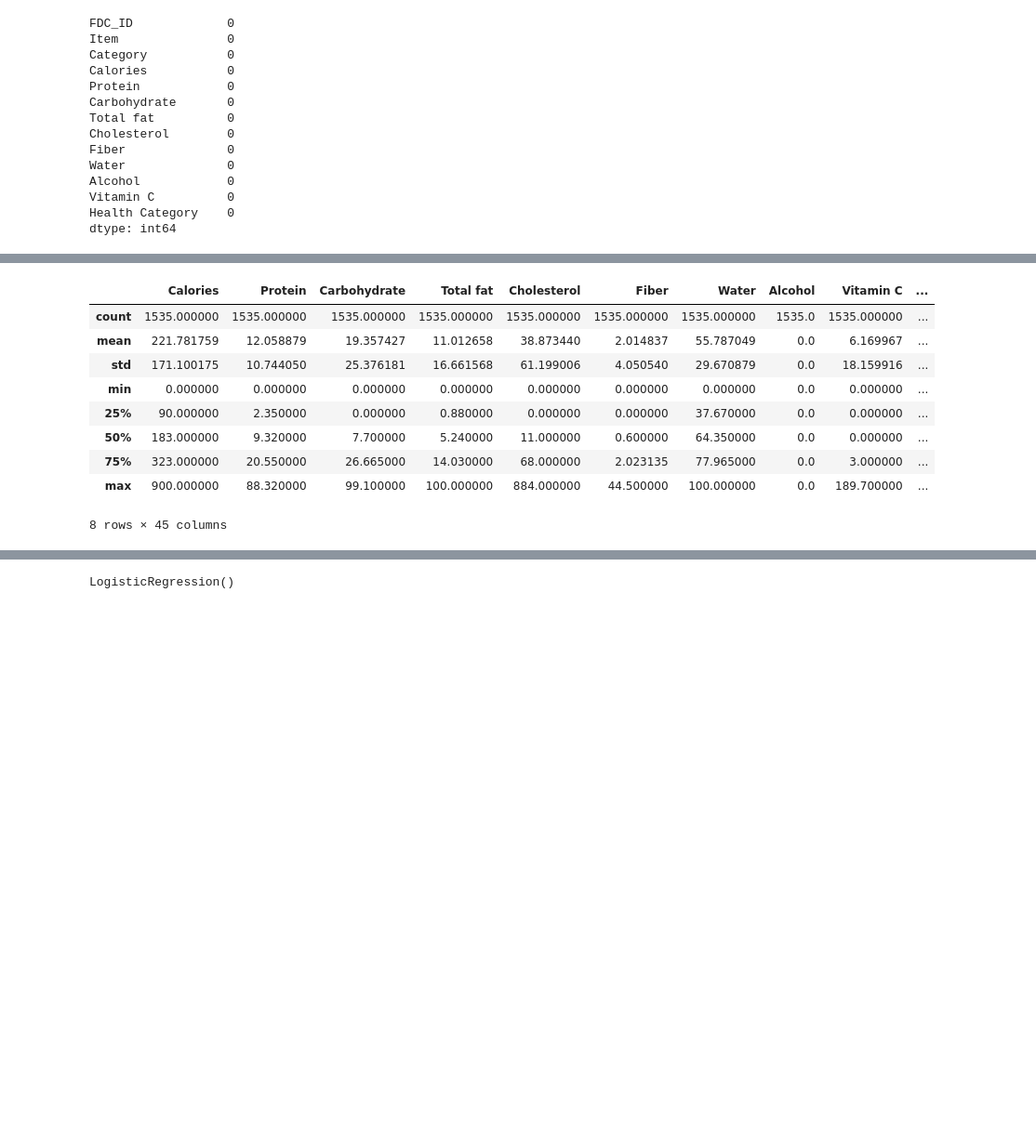
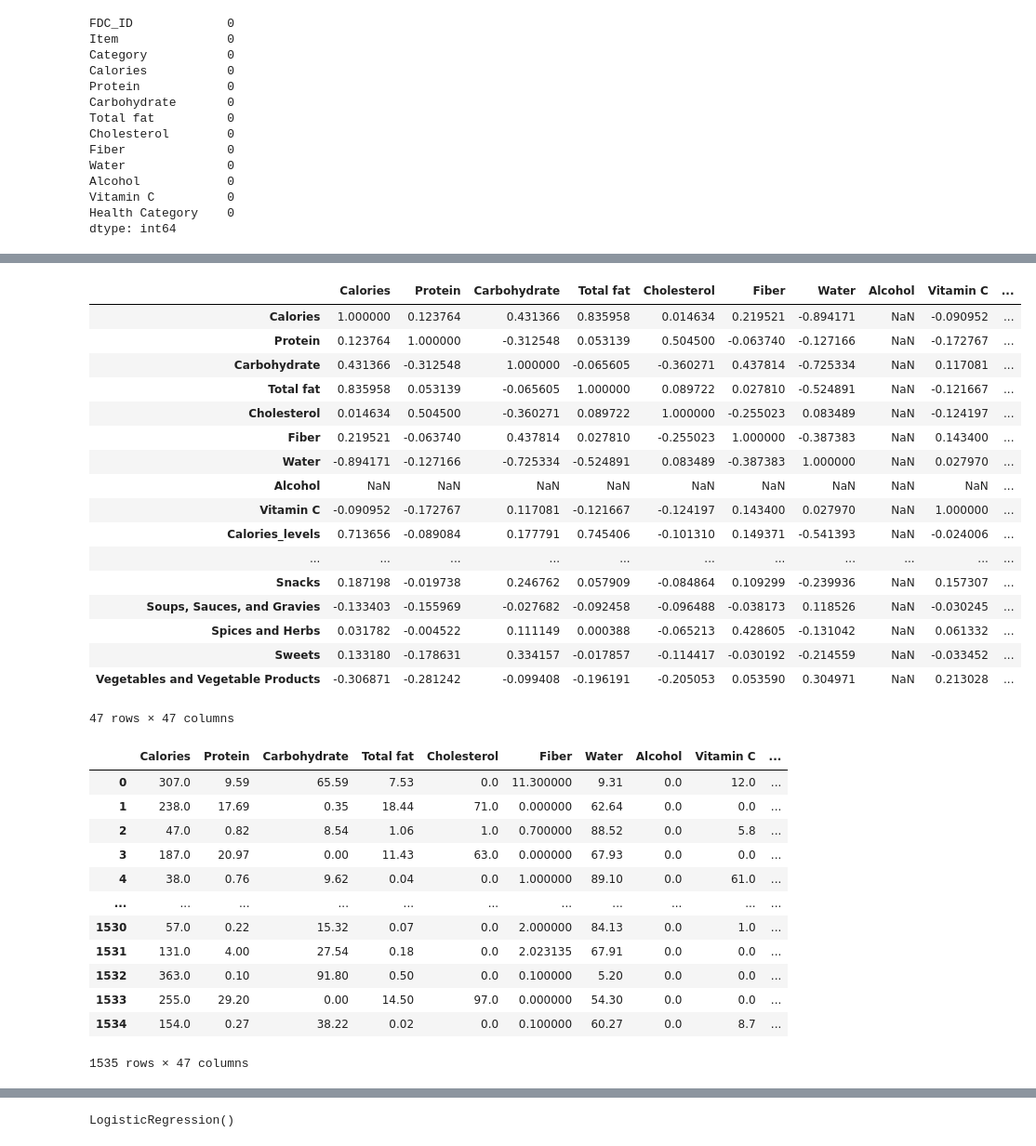
Before and after one commit to niranjankumarnk/Final_project_PredictiveModeling, a Jupyter notebook: Project work/Final project 2024.ipynb, the cells around one changed output, grey strips where cells are left out. Shown at 93% size. Drawn from its saved outputs; the diff is of its cells as text; code cells hidden in the pictures; blank space fills up the shorter version.

```diff
--- a/Project work/Final project 2024.ipynb
+++ b/Project work/Final project 2024.ipynb
@@ -291,6 +291,9 @@ dtype: int64
 def transform_data(data):
     for col in numerical_columns[1:]:
         data[f'{col}_levels'] = pd.cut(x = data[col],bins= 2, labels= [0,1]).astype(int)
+    data['Calorie Density (kcal/g)'] = data['Calories'] / 100
+    nutrient_columns = ['Protein', 'Carbohydrate', 'Total fat', 'Cholesterol', 'Fiber', 'Water', 'Alcohol', 'Vitamin C']
+    data['Total Nutrient Content (g)'] = data[nutrient_columns].sum(axis=1)
     data['Saturated Fat'] = data['Total fat'] * 0.1  # Assume 10% of total fat is saturated fat
     data['Sugar'] = data['Carbohydrate'] * 0.5 # Assume 50% of carbohydrates are sugars
     df_encoded = pd.get_dummies(data['Category']).astype(bool).astype(int)
@@ -326,13 +349,37 @@ y = final_df['Health Category_encoded']
+# %%
+X.corr()
+# %% [output]
+|  | Calories | Protein | Carbohydrate | Total fat | Cholesterol | Fiber | Water | Alcohol | Vitamin C | ... |
+| Calories | 1.000000 | 0.123764 | 0.431366 | 0.835958 | 0.014634 | 0.219521 | -0.894171 | NaN | -0.090952 | ... |
+| Protein | 0.123764 | 1.000000 | -0.312548 | 0.053139 | 0.504500 | -0.063740 | -0.127166 | NaN | -0.172767 | ... |
+| Carbohydrate | 0.431366 | -0.312548 | 1.000000 | -0.065605 | -0.360271 | 0.437814 | -0.725334 | NaN | 0.117081 | ... |
+| Total fat | 0.835958 | 0.053139 | -0.065605 | 1.000000 | 0.089722 | 0.027810 | -0.524891 | NaN | -0.121667 | ... |
+| Cholesterol | 0.014634 | 0.504500 | -0.360271 | 0.089722 | 1.000000 | -0.255023 | 0.083489 | NaN | -0.124197 | ... |
+| Fiber | 0.219521 | -0.063740 | 0.437814 | 0.027810 | -0.255023 | 1.000000 | -0.387383 | NaN | 0.143400 | ... |
+| Water | -0.894171 | -0.127166 | -0.725334 | -0.524891 | 0.083489 | -0.387383 | 1.000000 | NaN | 0.027970 | ... |
+| Alcohol | NaN | NaN | NaN | NaN | NaN | NaN | NaN | NaN | NaN | ... |
+| Vitamin C | -0.090952 | -0.172767 | 0.117081 | -0.121667 | -0.124197 | 0.143400 | 0.027970 | NaN | 1.000000 | ... |
+| Calories_levels | 0.713656 | -0.089084 | 0.177791 | 0.745406 | -0.101310 | 0.149371 | -0.541393 | NaN | -0.024006 | ... |
+| ... | ... | ... | ... | ... | ... | ... | ... | ... | ... | ... |
+| Snacks | 0.187198 | -0.019738 | 0.246762 | 0.057909 | -0.084864 | 0.109299 | -0.239936 | NaN | 0.157307 | ... |
+| Soups, Sauces, and Gravies | -0.133403 | -0.155969 | -0.027682 | -0.092458 | -0.096488 | -0.038173 | 0.118526 | NaN | -0.030245 | ... |
+| Spices and Herbs | 0.031782 | -0.004522 | 0.111149 | 0.000388 | -0.065213 | 0.428605 | -0.131042 | NaN | 0.061332 | ... |
+| Sweets | 0.133180 | -0.178631 | 0.334157 | -0.017857 | -0.114417 | -0.030192 | -0.214559 | NaN | -0.033452 | ... |
+| Vegetables and Vegetable Products | -0.306871 | -0.281242 | -0.099408 | -0.196191 | -0.205053 | 0.053590 | 0.304971 | NaN | 0.213028 | ... |
+47 rows × 47 columns
 # %%
-X.describe()
+X
 # %% [output]
 |  | Calories | Protein | Carbohydrate | Total fat | Cholesterol | Fiber | Water | Alcohol | Vitamin C | ... |
-| count | 1535.000000 | 1535.000000 | 1535.000000 | 1535.000000 | 1535.000000 | 1535.000000 | 1535.000000 | 1535.0 | 1535.000000 | ... |
-| mean | 221.781759 | 12.058879 | 19.357427 | 11.012658 | 38.873440 | 2.014837 | 55.787049 | 0.0 | 6.169967 | ... |
-| std | 171.100175 | 10.744050 | 25.376181 | 16.661568 | 61.199006 | 4.050540 | 29.670879 | 0.0 | 18.159916 | ... |
-| min | 0.000000 | 0.000000 | 0.000000 | 0.000000 | 0.000000 | 0.000000 | 0.000000 | 0.0 | 0.000000 | ... |
-| 25% | 90.000000 | 2.350000 | 0.000000 | 0.880000 | 0.000000 | 0.000000 | 37.670000 | 0.0 | 0.000000 | ... |
-| 50% | 183.000000 | 9.320000 | 7.700000 | 5.240000 | 11.000000 | 0.600000 | 64.350000 | 0.0 | 0.000000 | ... |
-| 75% | 323.000000 | 20.550000 | 26.665000 | 14.030000 | 68.000000 | 2.023135 | 77.965000 | 0.0 | 3.000000 | ... |
-| max | 900.000000 | 88.320000 | 99.100000 | 100.000000 | 884.000000 | 44.500000 | 100.000000 | 0.0 | 189.700000 | ... |
+| 0 | 307.0 | 9.59 | 65.59 | 7.53 | 0.0 | 11.300000 | 9.31 | 0.0 | 12.0 | ... |
+| 1 | 238.0 | 17.69 | 0.35 | 18.44 | 71.0 | 0.000000 | 62.64 | 0.0 | 0.0 | ... |
+| 2 | 47.0 | 0.82 | 8.54 | 1.06 | 1.0 | 0.700000 | 88.52 | 0.0 | 5.8 | ... |
+| 3 | 187.0 | 20.97 | 0.00 | 11.43 | 63.0 | 0.000000 | 67.93 | 0.0 | 0.0 | ... |
+| 4 | 38.0 | 0.76 | 9.62 | 0.04 | 0.0 | 1.000000 | 89.10 | 0.0 | 61.0 | ... |
+| ... | ... | ... | ... | ... | ... | ... | ... | ... | ... | ... |
+| 1530 | 57.0 | 0.22 | 15.32 | 0.07 | 0.0 | 2.000000 | 84.13 | 0.0 | 1.0 | ... |
+| 1531 | 131.0 | 4.00 | 27.54 | 0.18 | 0.0 | 2.023135 | 67.91 | 0.0 | 0.0 | ... |
+| 1532 | 363.0 | 0.10 | 91.80 | 0.50 | 0.0 | 0.100000 | 5.20 | 0.0 | 0.0 | ... |
+| 1533 | 255.0 | 29.20 | 0.00 | 14.50 | 97.0 | 0.000000 | 54.30 | 0.0 | 0.0 | ... |
+| 1534 | 154.0 | 0.27 | 38.22 | 0.02 | 0.0 | 0.100000 | 60.27 | 0.0 | 8.7 | ... |
-8 rows × 45 columns
+1535 rows × 47 columns
```
Also changed, not shown: parts of 39 cells of this notebook, 4 other files.
